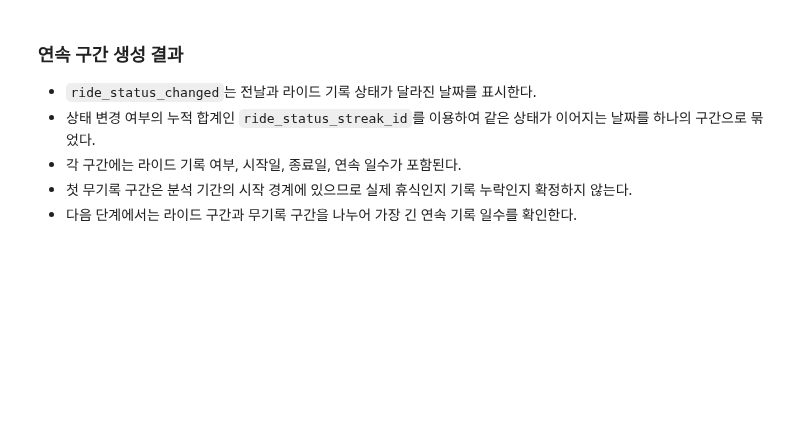
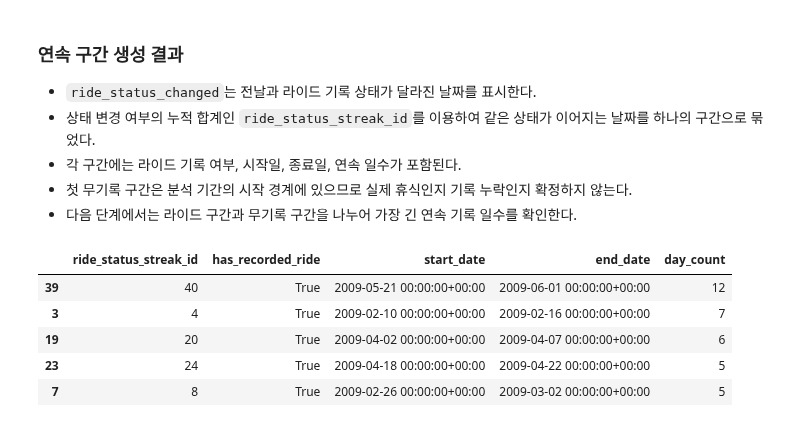
Before and after one commit to jhh0107gsc-hub/cycling, a Jupyter notebook: notebooks/02_training_trends.ipynb, the cells around one changed output. Saved outputs shown, nothing was run; the diff lists cells and outputs as text; code cells hidden in the pictures; blank space fills up the shorter version.

Commit message:
Analyze longest ride and no-ride streaks

```diff
--- a/notebooks/02_training_trends.ipynb
+++ b/notebooks/02_training_trends.ipynb
@@ -846,3 +846,23 @@ ride_status_streak_summary_df.head(10)
 - 각 구간에는 라이드 기록 여부, 시작일, 종료일, 연속 일수가 포함된다.
 - 첫 무기록 구간은 분석 기간의 시작 경계에 있으므로 실제 휴식인지 기록 누락인지 확정하지 않는다.
 - 다음 단계에서는 라이드 구간과 무기록 구간을 나누어 가장 긴 연속 기록 일수를 확인한다.
+# %%
+longest_ride_streaks_df = (
+    ride_status_streak_summary_df.loc[
+        ride_status_streak_summary_df["has_recorded_ride"]
+    ]
+    .sort_values(
+        "day_count",
+        ascending=False,
+    )
+    .head(5)
+)
+
+longest_ride_streaks_df
+# %% [output]
+|  | ride_status_streak_id | has_recorded_ride | start_date | end_date | day_count |
+| 39 | 40 | True | 2009-05-21 00:00:00+00:00 | 2009-06-01 00:00:00+00:00 | 12 |
+| 3 | 4 | True | 2009-02-10 00:00:00+00:00 | 2009-02-16 00:00:00+00:00 | 7 |
+| 19 | 20 | True | 2009-04-02 00:00:00+00:00 | 2009-04-07 00:00:00+00:00 | 6 |
+| 23 | 24 | True | 2009-04-18 00:00:00+00:00 | 2009-04-22 00:00:00+00:00 | 5 |
+| 7 | 8 | True | 2009-02-26 00:00:00+00:00 | 2009-03-02 00:00:00+00:00 | 5 |
```
Also changed, not shown: parts of 2 cells of this notebook.
